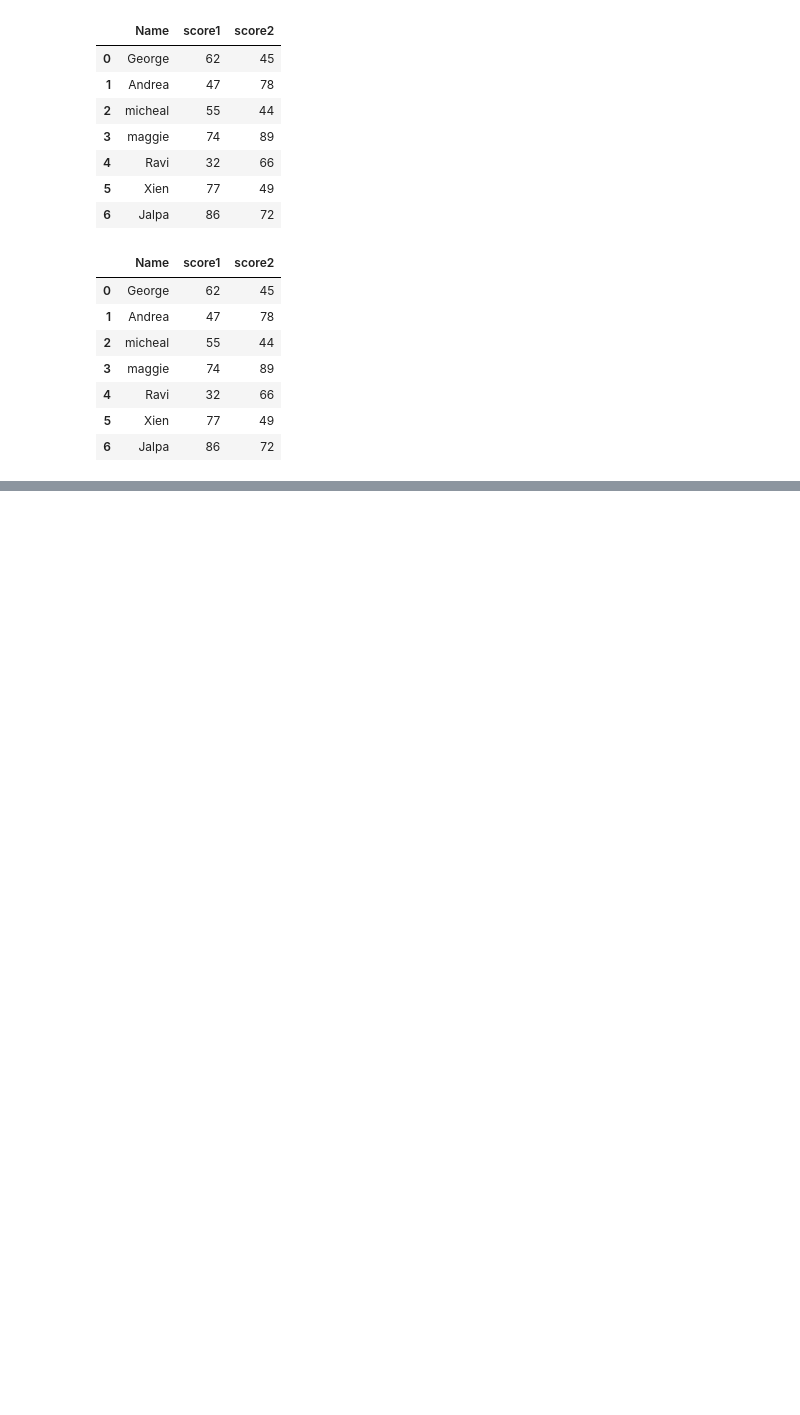
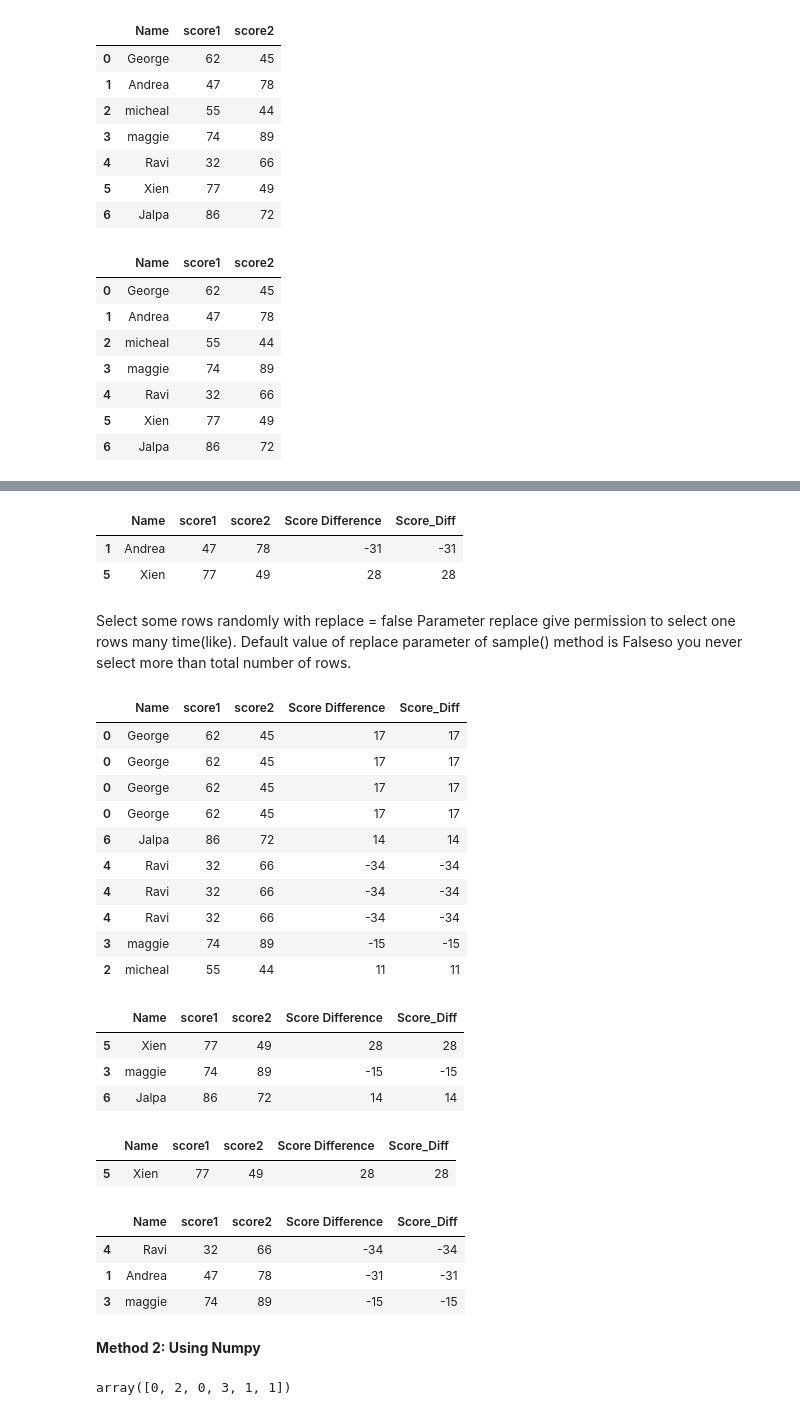
Before and after one commit to harishtm/data_analysis_python, a Jupyter notebook: pypandas/01_intro/exploring_pandas.ipynb, the cells around one changed output, grey strips where cells are left out. Saved outputs shown, nothing was run; the diff lists cells and outputs as text; code cells hidden in the pictures; blank space fills up the shorter version.

Commit message:
selecting random rows from dataframe

```diff
--- a/pypandas/01_intro/exploring_pandas.ipynb
+++ b/pypandas/01_intro/exploring_pandas.ipynb
@@ -470,0 +498,12 @@ df4
+# %%
+# First selects 70 % and assign it to new dataframe and then get 50 % from the new dataframe
+df_per = df.sample(frac=.7)
+df_per.sample(frac=.5)
+# %% [output]
+|  | Name | score1 | score2 | Score Difference | Score_Diff |
+| 1 | Andrea | 47 | 78 | -31 | -31 |
+| 5 | Xien | 77 | 49 | 28 | 28 |
+# %% [markdown]
+Select some rows randomly with replace = false
+Parameter replace give permission to select one rows many time(like).
+Default value of replace parameter of sample() method is Falseso you never select more than total number of rows.
@@ -470,0 +513,44 @@ df4
+# %%
+# replace True will not throw error if it is more than the number of rows in the data frame
+# Rows will be repeated
+df.sample(n=10, replace=True)
+# %% [output]
+|  | Name | score1 | score2 | Score Difference | Score_Diff |
+| 0 | George | 62 | 45 | 17 | 17 |
+| 0 | George | 62 | 45 | 17 | 17 |
+| 0 | George | 62 | 45 | 17 | 17 |
+| 0 | George | 62 | 45 | 17 | 17 |
+| 6 | Jalpa | 86 | 72 | 14 | 14 |
+| 4 | Ravi | 32 | 66 | -34 | -34 |
+| 4 | Ravi | 32 | 66 | -34 | -34 |
+| 4 | Ravi | 32 | 66 | -34 | -34 |
+| 3 | maggie | 74 | 89 | -15 | -15 |
+| 2 | micheal | 55 | 44 | 11 | 11 |
+# %%
+# Using weights
+tweights = [0.2, 0.2, 0.2, 0.4, 0.3, 0.5, 0.6]
+# ValueError: Weights and axis to be sampled must be of same length
+df.sample(n=3, weights=tweights)
+# %% [output]
+|  | Name | score1 | score2 | Score Difference | Score_Diff |
+| 5 | Xien | 77 | 49 | 28 | 28 |
+| 3 | maggie | 74 | 89 | -15 | -15 |
+| 6 | Jalpa | 86 | 72 | 14 | 14 |
+# %%
+# Using axis
+df.sample(axis=0)
+# %% [output]
+|  | Name | score1 | score2 | Score Difference | Score_Diff |
+| 5 | Xien | 77 | 49 | 28 | 28 |
+# %%
+# Using random_state
+# With a given seed, the sample will always draw the same rows. If random_state is None or np.random,
+# then a randomly-initialized. RandomState object is returned.
+df.sample(n=3, random_state=2)
+# %% [output]
+|  | Name | score1 | score2 | Score Difference | Score_Diff |
+| 4 | Ravi | 32 | 66 | -34 | -34 |
+| 1 | Andrea | 47 | 78 | -31 | -31 |
+| 3 | maggie | 74 | 89 | -15 | -15 |
+# %% [markdown]
+__Method 2: Using Numpy__
@@ -470,0 +559,5 @@ df4
+# %%
+chosen_idx = np.random.choice(4, replace=True, size=6)
+chosen_idx
+# %% [output]
+array([0, 2, 0, 3, 1, 1])
```
Also changed, not shown: parts of 8 cells of this notebook.
